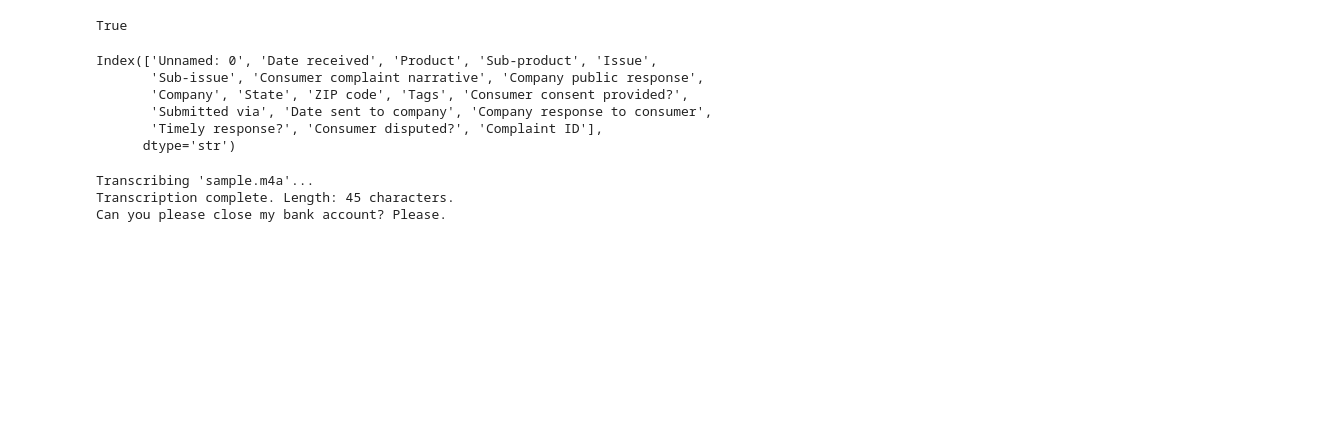
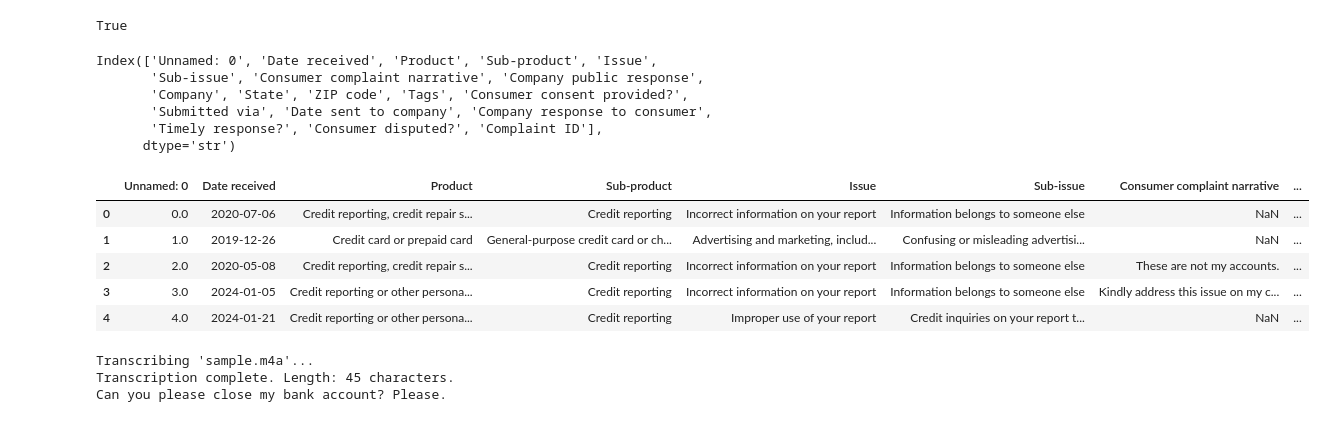
Before and after one commit to ali00418-ship-it/msba-team2-trendsproject, a Jupyter notebook: speach_to_text.ipynb, the cells around one changed output. Cells and saved outputs as stored; diff of their text form; code cells hidden in the pictures; blank space fills up the shorter version.

```diff
--- a/speach_to_text.ipynb
+++ b/speach_to_text.ipynb
@@ -95,6 +115,15 @@ Index(['Unnamed: 0', 'Date received', 'Product', 'Sub-product', 'Issue',
        'Submitted via', 'Date sent to company', 'Company response to consumer',
        'Timely response?', 'Consumer disputed?', 'Complaint ID'],
       dtype='str')
+# %%
+df1.head()
+# %% [output]
+|  | Unnamed: 0 | Date received | Product | Sub-product | Issue | Sub-issue | Consumer complaint narrative | ... |
+| 0 | 0.0 | 2020-07-06 | Credit reporting, credit repair s... | Credit reporting | Incorrect information on your report | Information belongs to someone else | NaN | ... |
+| 1 | 1.0 | 2019-12-26 | Credit card or prepaid card | General-purpose credit card or ch... | Advertising and marketing, includ... | Confusing or misleading advertisi... | NaN | ... |
+| 2 | 2.0 | 2020-05-08 | Credit reporting, credit repair s... | Credit reporting | Incorrect information on your report | Information belongs to someone else | These are not my accounts. | ... |
+| 3 | 3.0 | 2024-01-05 | Credit reporting or other persona... | Credit reporting | Incorrect information on your report | Information belongs to someone else | Kindly address this issue on my c... | ... |
+| 4 | 4.0 | 2024-01-21 | Credit reporting or other persona... | Credit reporting | Improper use of your report | Credit inquiries on your report t... | NaN | ... |
 # %%
 
 # This disables the symlink behavior entirely
```
Also changed, not shown: parts of 2 cells of this notebook.
